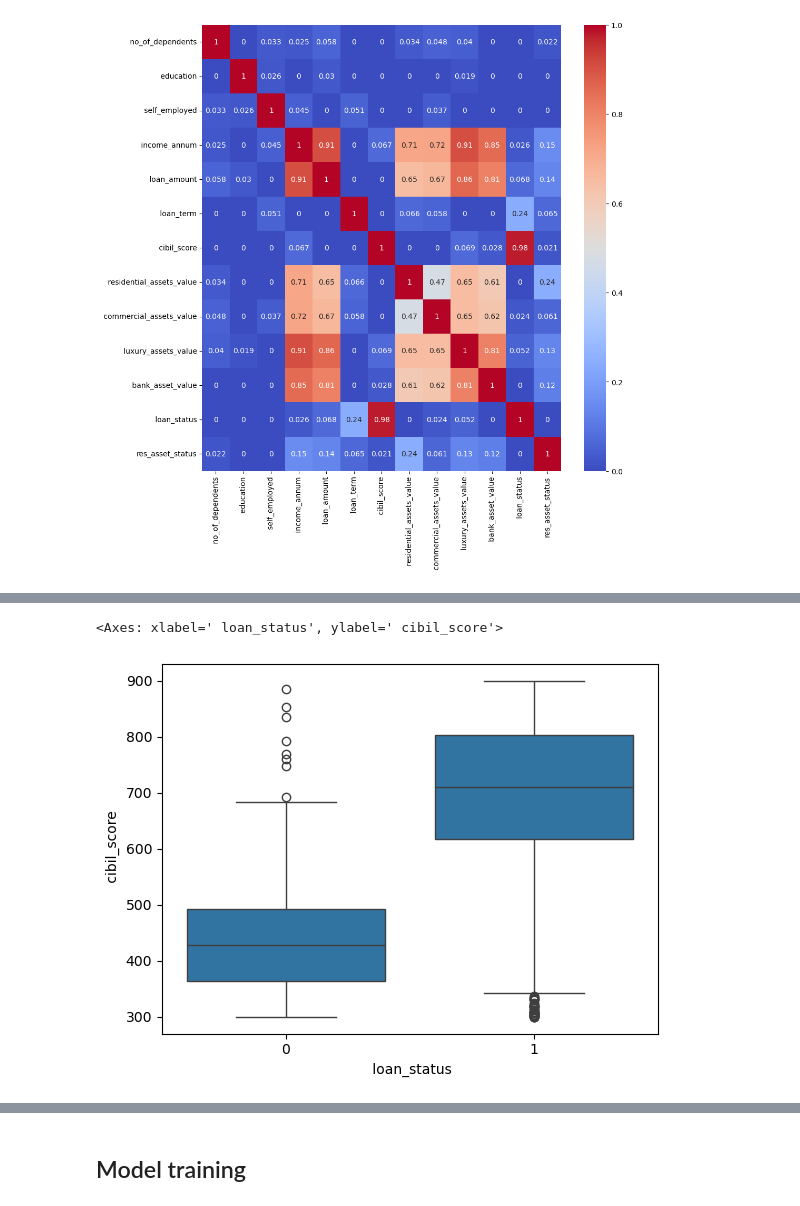
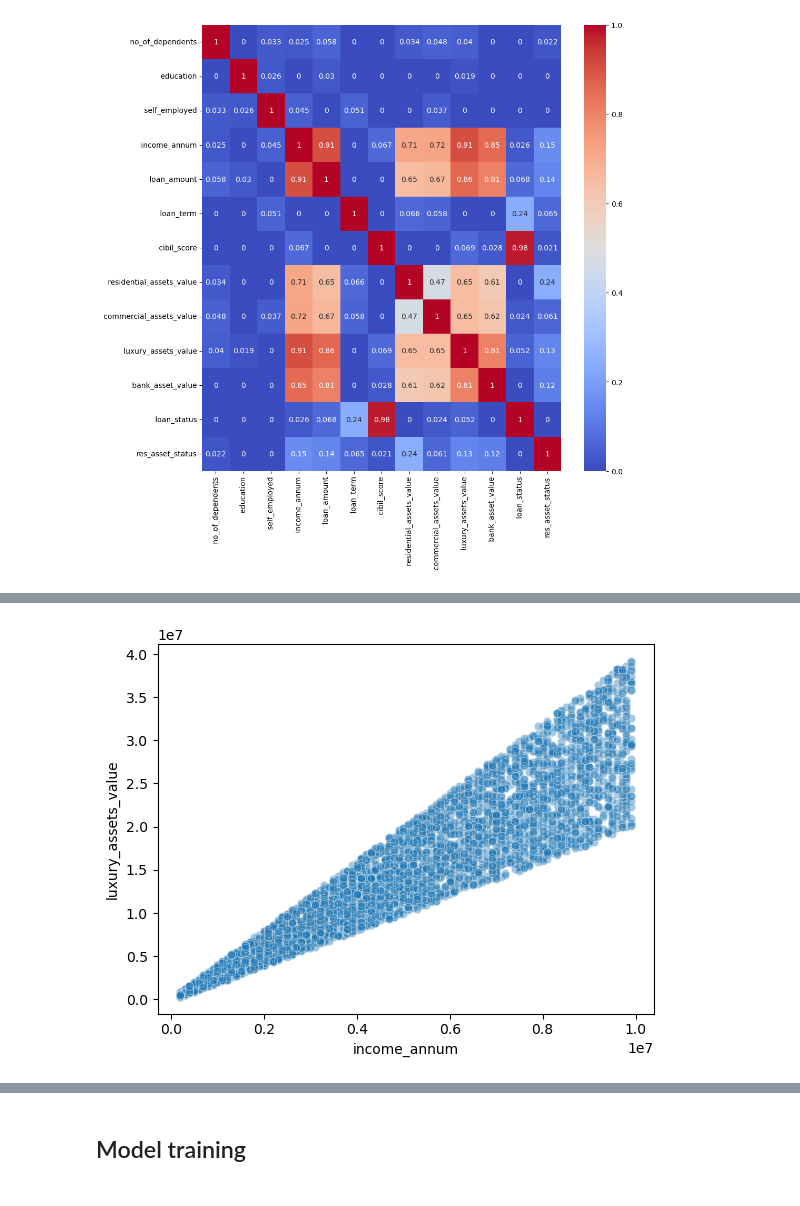
Before and after one commit to TaisyToming/data-science-projects, a Jupyter notebook: Loan Approval Prediction/Loan Approval Prediction.ipynb, the cells around one changed output, grey strips where cells are left out. Drawn from its saved outputs; the diff is of its cells as text; code cells hidden in the pictures.

```diff
--- a/Loan Approval Prediction/Loan Approval Prediction.ipynb
+++ b/Loan Approval Prediction/Loan Approval Prediction.ipynb
@@ -221,5 +230,5 @@ plt.show()
-# %%
-sns.boxplot(data = df, x = 'loan_status', y = 'cibil_score')
-# %% [output]
-<Axes: xlabel=' loan_status', ylabel=' cibil_score'>
-[figure, removed]
+# %%
+sns.scatterplot(data = df, x='income_annum', y='luxury_assets_value', alpha = 0.4)
+plt.show()
+# %% [output]
+[figure, added]
```
Also changed, not shown: parts of 37 cells of this notebook.
